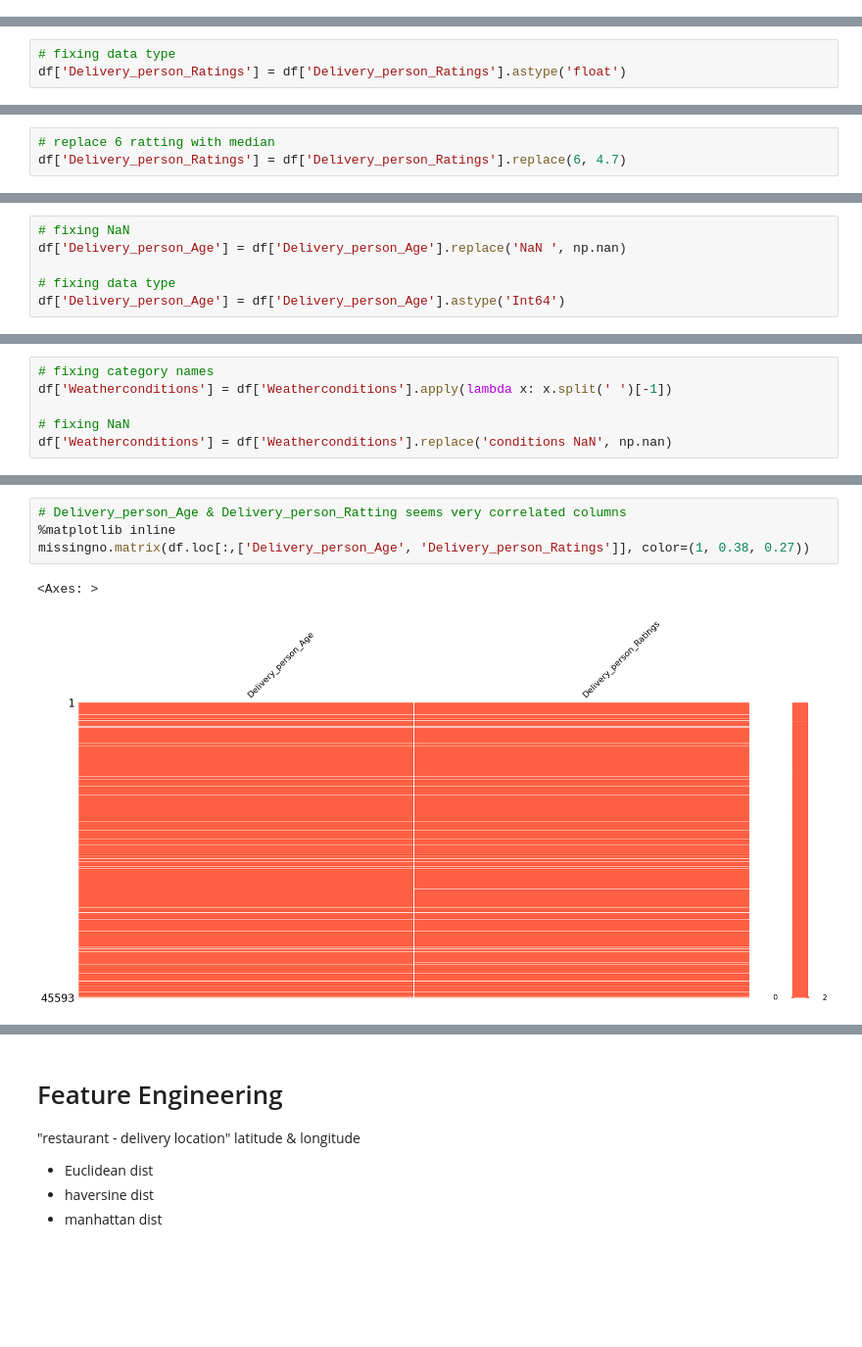
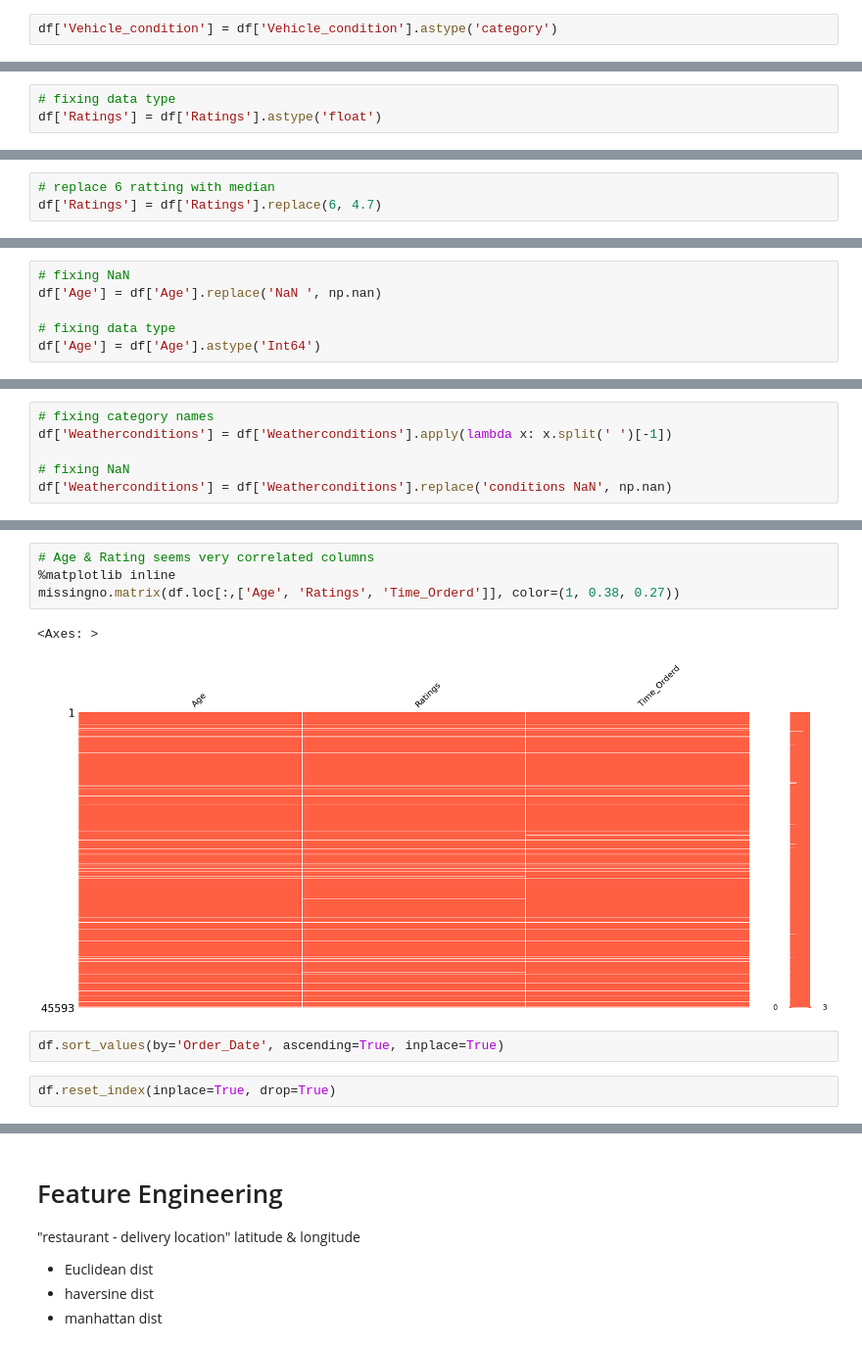
Before and after one commit to ronylpatil/delivery-time-estm, a Jupyter notebook: notebooks/preprocessing.ipynb, the cells around one changed output, grey strips where cells are left out. Shown at 98% size. Drawn from its saved outputs; the diff is of its cells as text; blank space fills up the shorter version.

```diff
--- a/notebooks/preprocessing.ipynb
+++ b/notebooks/preprocessing.ipynb
@@ -25,3 +66,5 @@ df.shape
+# %%
+df['Vehicle_condition'] = df['Vehicle_condition'].astype('category')
 # %% [markdown]
 <font color = 'orange'>
 
@@ -258,5 +301,5 @@ df[df['Delivery_person_Ratings'] == 'NaN '].shape[0]
 1908
 # %%
 # fixing data type
-df['Delivery_person_Ratings'] = df['Delivery_person_Ratings'].astype('float')
+df['Ratings'] = df['Ratings'].astype('float')
 # %%
@@ -293,6 +336,6 @@ plt.show()
 # %%
 # replace 6 ratting with median
-df['Delivery_person_Ratings'] = df['Delivery_person_Ratings'].replace(6, 4.7)
+df['Ratings'] = df['Ratings'].replace(6, 4.7)
 # %% [markdown]
 <font color = 'orange'>
 
@@ -312,8 +355,8 @@ df[df['Delivery_person_Age'] == 'NaN '].shape[0]
 1854
 # %%
 # fixing NaN
-df['Delivery_person_Age'] = df['Delivery_person_Age'].replace('NaN ', np.nan)
+df['Age'] = df['Age'].replace('NaN ', np.nan)
 
 # fixing data type
-df['Delivery_person_Age'] = df['Delivery_person_Age'].astype('Int64')
+df['Age'] = df['Age'].astype('Int64')
 # %%
@@ -414,9 +461,13 @@ City                           0.00
 Time_taken(min)                0.00
 dtype: float64
 # %%
-# Delivery_person_Age & Delivery_person_Ratting seems very correlated columns
+# Age & Rating seems very correlated columns
 %matplotlib inline
-missingno.matrix(df.loc[:,['Delivery_person_Age', 'Delivery_person_Ratings']], color=(1, 0.38, 0.27))
+missingno.matrix(df.loc[:,['Age', 'Ratings', 'Time_Orderd']], color=(1, 0.38, 0.27))
 # %% [output]
 <Axes: >
-[figure, old version]
+[figure, new version]
+# %%
+df.sort_values(by='Order_Date', ascending=True, inplace=True)
+# %%
+df.reset_index(inplace=True, drop=True)
```
Also changed, not shown: parts of 34 cells of this notebook.
